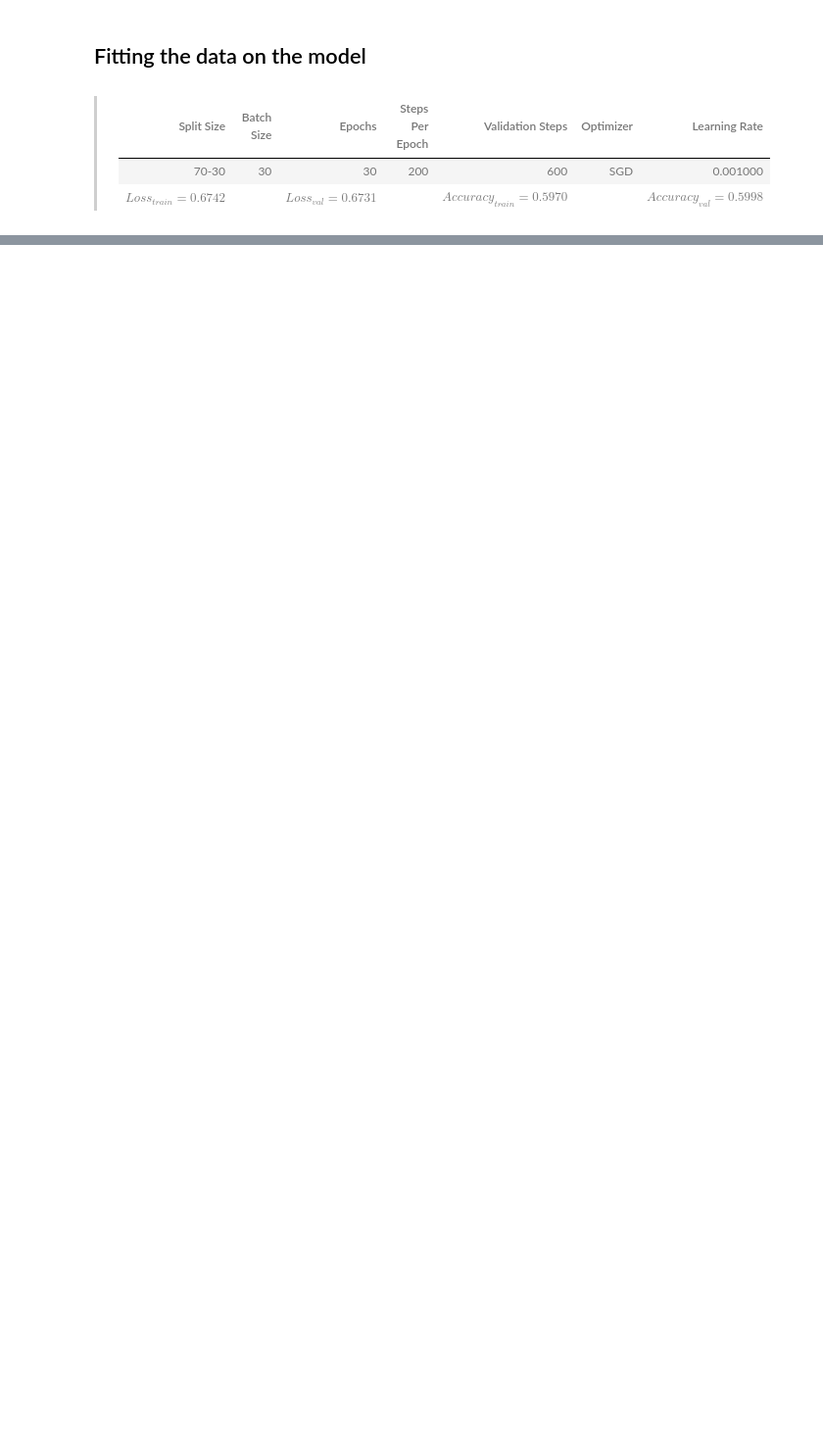
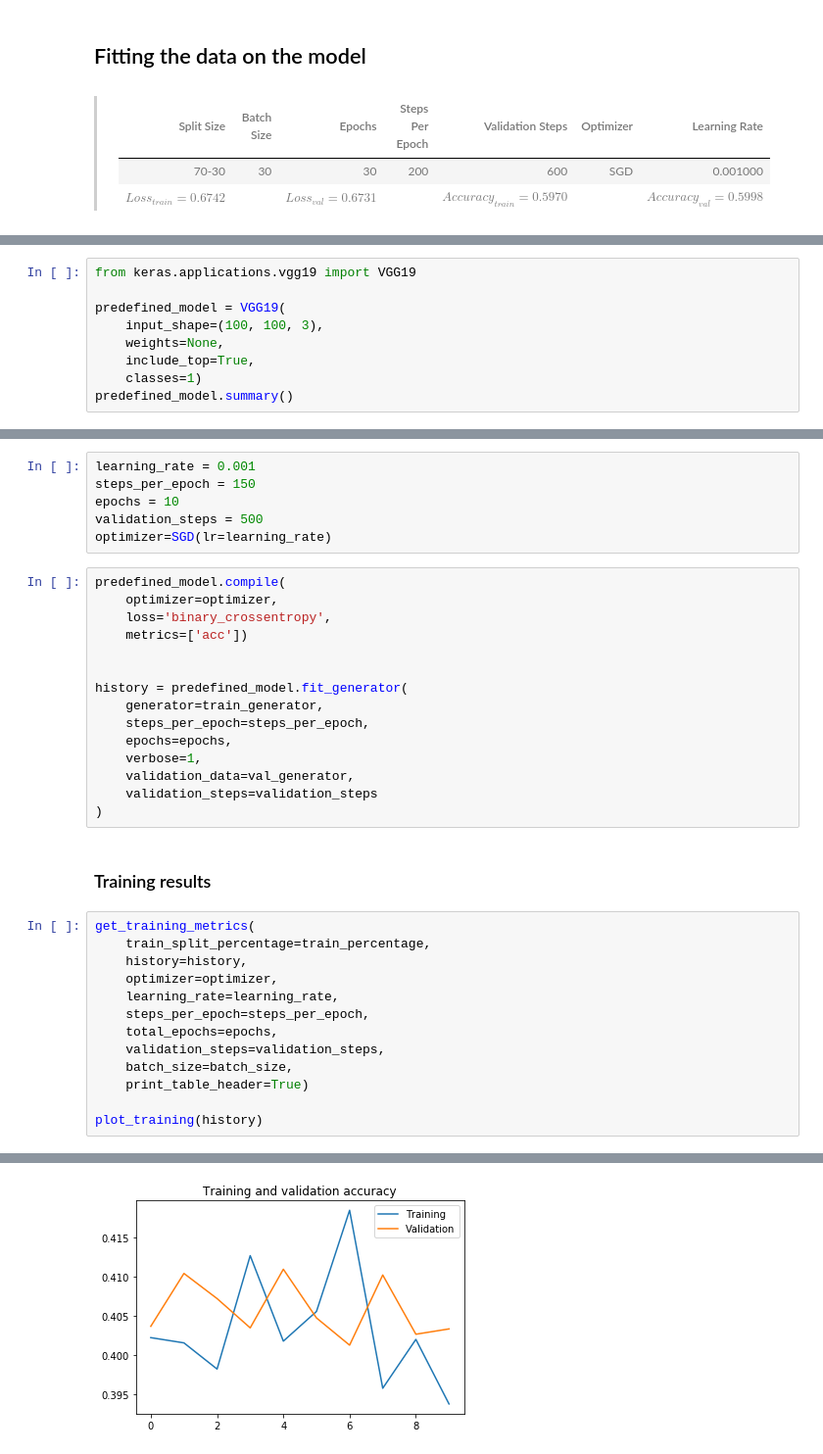
Before and after one commit to Medical-Imaging-Diagnostic-Lab/Cancer-Predictor, a Jupyter notebook: notebooks/histopathologic-cancer-detection.ipynb, the cells around one changed output, grey strips where cells are left out. Shown at 98% size. Saved outputs shown, nothing was run; the diff lists cells and outputs as text; blank space fills up the shorter version.

```diff
--- a/notebooks/histopathologic-cancer-detection.ipynb
+++ b/notebooks/histopathologic-cancer-detection.ipynb
@@ -793,0 +709,9 @@ copy the following text to your notebook text block:
+# %%
+from keras.applications.vgg19 import VGG19
+
+predefined_model = VGG19(
+    input_shape=(100, 100, 3),
+    weights=None,
+    include_top=True,
+    classes=1)
+predefined_model.summary()
@@ -793,0 +725,37 @@ copy the following text to your notebook text block:
+# %%
+learning_rate = 0.001
+steps_per_epoch = 150
+epochs = 10
+validation_steps = 500
+optimizer=SGD(lr=learning_rate)
+# %%
+predefined_model.compile(
+    optimizer=optimizer,
+    loss='binary_crossentropy',
+    metrics=['acc'])
+
+
+history = predefined_model.fit_generator(
+    generator=train_generator,
+    steps_per_epoch=steps_per_epoch,
+    epochs=epochs,
+    verbose=1,
+    validation_data=val_generator,
+    validation_steps=validation_steps
+)
+# %% [markdown]
+### Training results
+# %%
+get_training_metrics(
+    train_split_percentage=train_percentage,
+    history=history,
+    optimizer=optimizer,
+    learning_rate=learning_rate,
+    steps_per_epoch=steps_per_epoch,
+    total_epochs=epochs,
+    validation_steps=validation_steps,
+    batch_size=batch_size,
+    print_table_header=True)
+
+plot_training(history)
+# %% [output]
@@ -793,0 +767 @@ copy the following text to your notebook text block:
+[figure, added]
```
Also changed, not shown: parts of 124 cells of this notebook.
